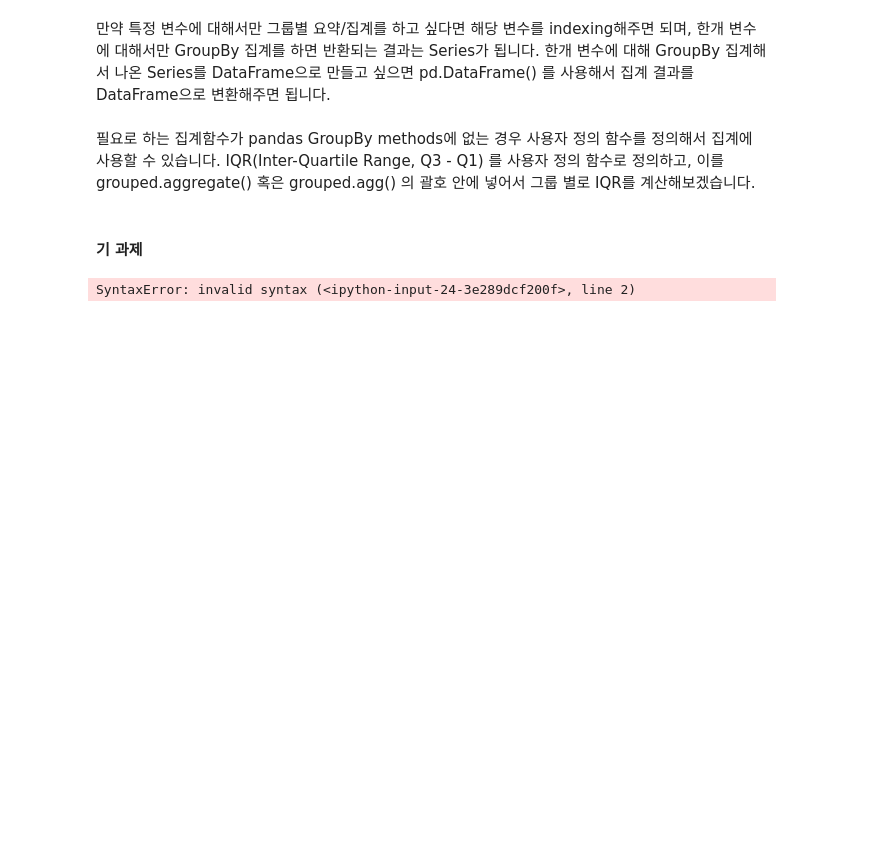
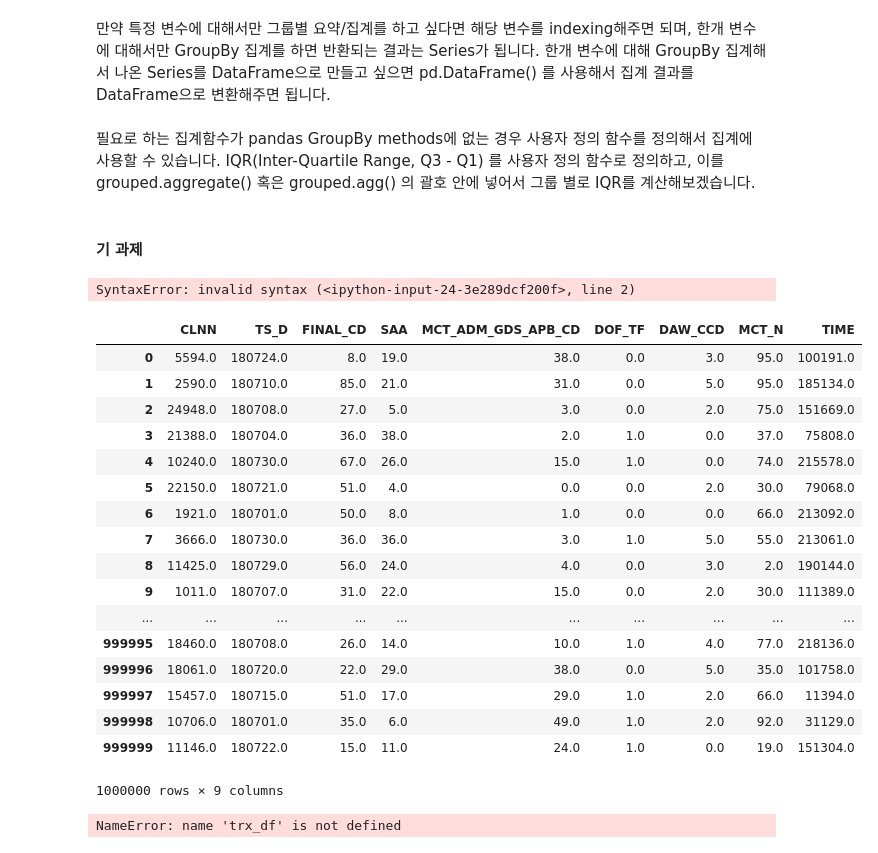
Before and after one commit to mchoimis/-, a Jupyter notebook: test-pandas.ipynb, the cells around one changed output. Drawn from its saved outputs; the diff is of its cells as text; code cells hidden in the pictures; blank space fills up the shorter version.

```diff
--- a/test-pandas.ipynb
+++ b/test-pandas.ipynb
@@ -585,10 +591,34 @@ SyntaxError: invalid syntax (<ipython-input-24-3e289dcf200f>, line 2)
+# %%
+df['MCT_ADM_GDS_APB_CD'] = pd.to_numeric(df['MCT_ADM_GDS_APB_CD'], errors='coerce')
+df.dropna()
+# %% [output]
+|  | CLNN | TS_D | FINAL_CD | SAA | MCT_ADM_GDS_APB_CD | DOF_TF | DAW_CCD | MCT_N | TIME |
+| 0 | 5594.0 | 180724.0 | 8.0 | 19.0 | 38.0 | 0.0 | 3.0 | 95.0 | 100191.0 |
+| 1 | 2590.0 | 180710.0 | 85.0 | 21.0 | 31.0 | 0.0 | 5.0 | 95.0 | 185134.0 |
+| 2 | 24948.0 | 180708.0 | 27.0 | 5.0 | 3.0 | 0.0 | 2.0 | 75.0 | 151669.0 |
+| 3 | 21388.0 | 180704.0 | 36.0 | 38.0 | 2.0 | 1.0 | 0.0 | 37.0 | 75808.0 |
+| 4 | 10240.0 | 180730.0 | 67.0 | 26.0 | 15.0 | 1.0 | 0.0 | 74.0 | 215578.0 |
+| 5 | 22150.0 | 180721.0 | 51.0 | 4.0 | 0.0 | 0.0 | 2.0 | 30.0 | 79068.0 |
+| 6 | 1921.0 | 180701.0 | 50.0 | 8.0 | 1.0 | 0.0 | 0.0 | 66.0 | 213092.0 |
+| 7 | 3666.0 | 180730.0 | 36.0 | 36.0 | 3.0 | 1.0 | 5.0 | 55.0 | 213061.0 |
+| 8 | 11425.0 | 180729.0 | 56.0 | 24.0 | 4.0 | 0.0 | 3.0 | 2.0 | 190144.0 |
+| 9 | 1011.0 | 180707.0 | 31.0 | 22.0 | 15.0 | 0.0 | 2.0 | 30.0 | 111389.0 |
+| ... | ... | ... | ... | ... | ... | ... | ... | ... | ... |
+| 999995 | 18460.0 | 180708.0 | 26.0 | 14.0 | 10.0 | 1.0 | 4.0 | 77.0 | 218136.0 |
+| 999996 | 18061.0 | 180720.0 | 22.0 | 29.0 | 38.0 | 0.0 | 5.0 | 35.0 | 101758.0 |
+| 999997 | 15457.0 | 180715.0 | 51.0 | 17.0 | 29.0 | 1.0 | 2.0 | 66.0 | 11394.0 |
+| 999998 | 10706.0 | 180701.0 | 35.0 | 6.0 | 49.0 | 1.0 | 2.0 | 92.0 | 31129.0 |
+| 999999 | 11146.0 | 180722.0 | 15.0 | 11.0 | 24.0 | 1.0 | 0.0 | 19.0 | 151304.0 |
+1000000 rows × 9 columns
 # %%
 cus_id = 'P9999999332'
 trx_df_9999999332 = trx_df[trx_df.CLNN == cus_id]
 
-X1 = trx_df_9999999332['MCT_ADM_GDS_APB_CD']
-X2 = trx_df_9999999332['TIME']
+X1 = trx_df_9999999332['TIME']
+X2 = trx_df_9999999332['MCT_ADM_GDS_APB_CD']
 
 trx_df['MCT_ADM_GDS_APB_CD'] = pd.to_numeric(trx_df['MCT_ADM_GDS_APB_CD'], errors='coerce')
 trx_df.dropna()
+# %% [output]
+NameError: name 'trx_df' is not defined
 # %%
```
Also changed, not shown: parts of 19 cells of this notebook.
